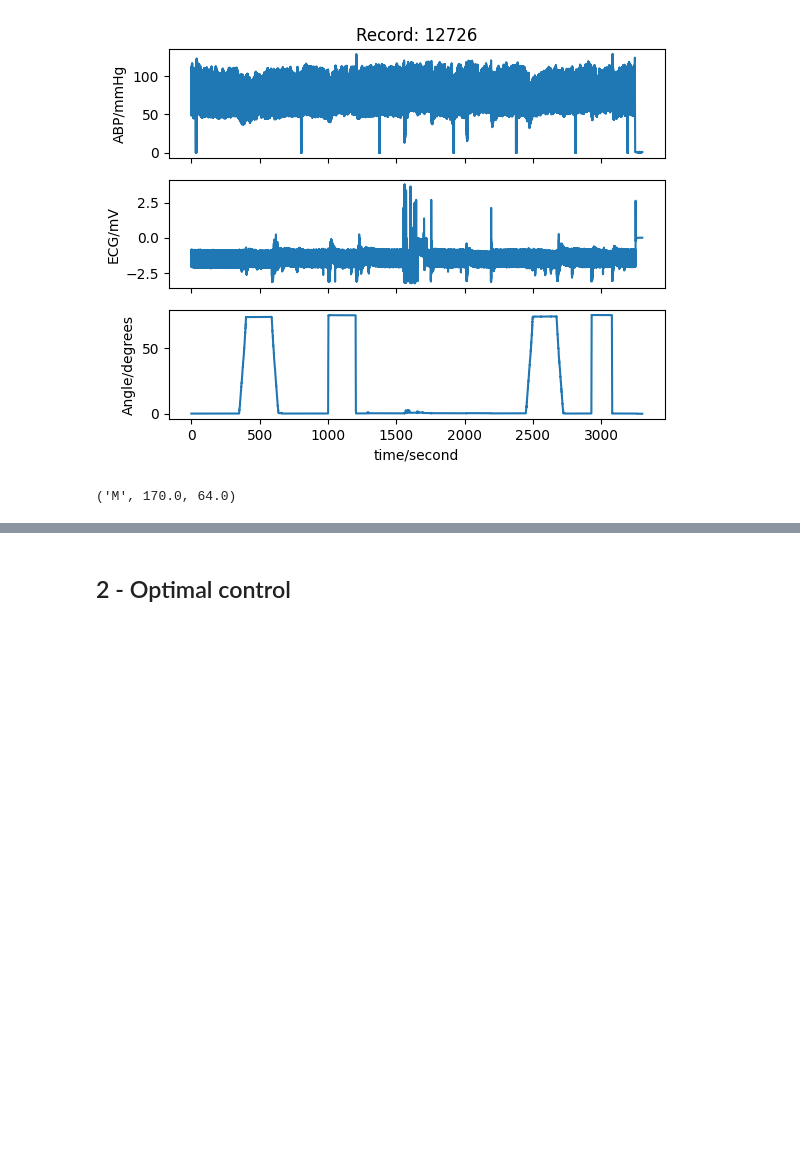
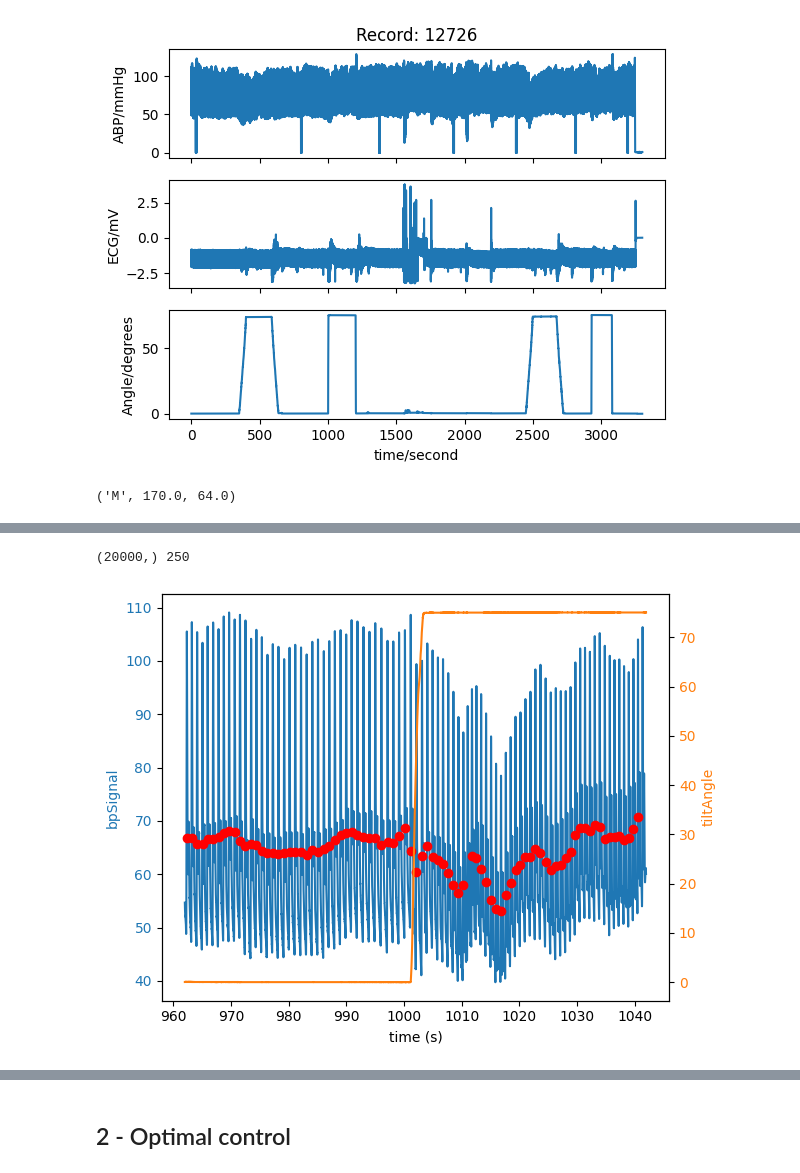
Before and after one commit to sabrinaliu/AA203-CV-OC, a Jupyter notebook: visualizeData.ipynb, the cells around one changed output, grey strips where cells are left out. Saved outputs shown, nothing was run; the diff lists cells and outputs as text; code cells hidden in the pictures; blank space fills up the shorter version.

```diff
--- a/visualizeData.ipynb
+++ b/visualizeData.ipynb
@@ -65,0 +69,23 @@ plt.show()
+# %%
+map, beatIdces = computeMAP(bpSignal, fs)
+
+fig, ax1 = plt.subplots()
+color = 'tab:blue'
+ax1.set_xlabel('time (s)')
+ax1.set_ylabel('bpSignal', color=color)
+ax1.plot(timeWindow, bpSignal, color=color)
+ax1.tick_params(axis='y', labelcolor=color)
+ax1.plot(timeWindow[beatIdces[:-1]], map, 'ro')
+# ax1.plot(timeWindow[beatIdces], bpSignal[beatIdces], 'ro')
+
+ax2 = ax1.twinx()
+color = 'tab:orange'
+ax2.set_ylabel('tiltAngle', color=color)
+ax2.plot(timeWindow, tiltAngle, color=color)
+ax2.tick_params(axis='y', labelcolor=color)
+
+fig.tight_layout()
+plt.show()
+# %% [output]
+(20000,) 250
+[figure, added]
```
Also changed, not shown: parts of 10 cells of this notebook, 2 other files.
